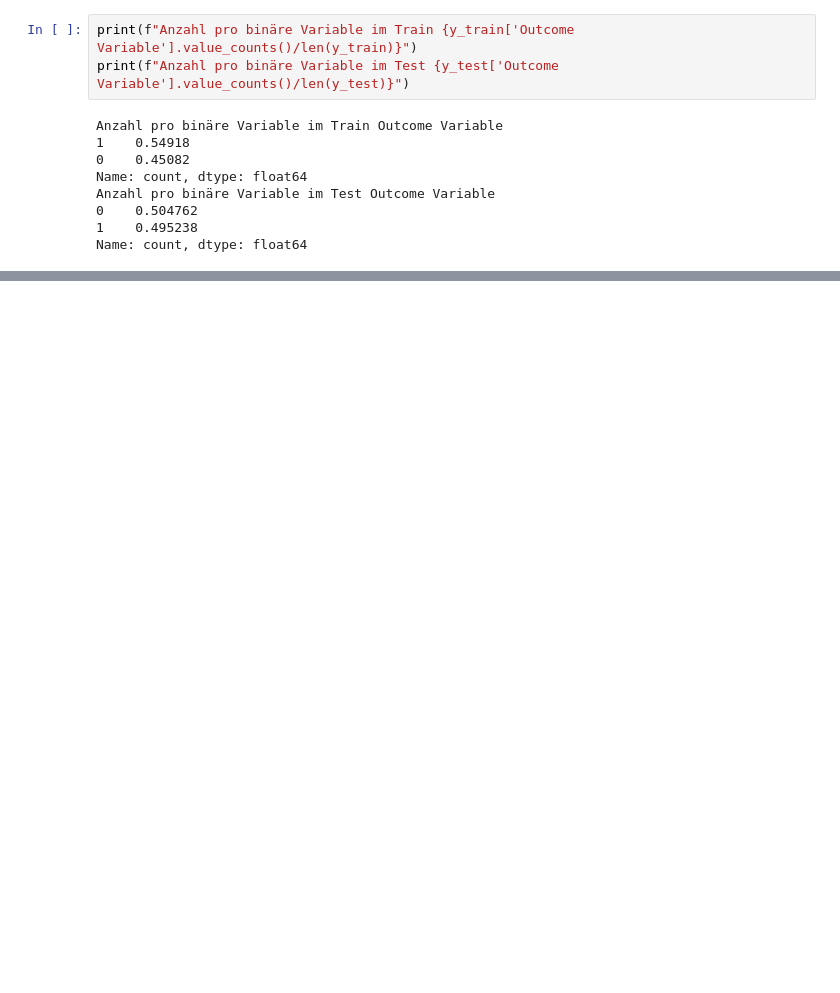
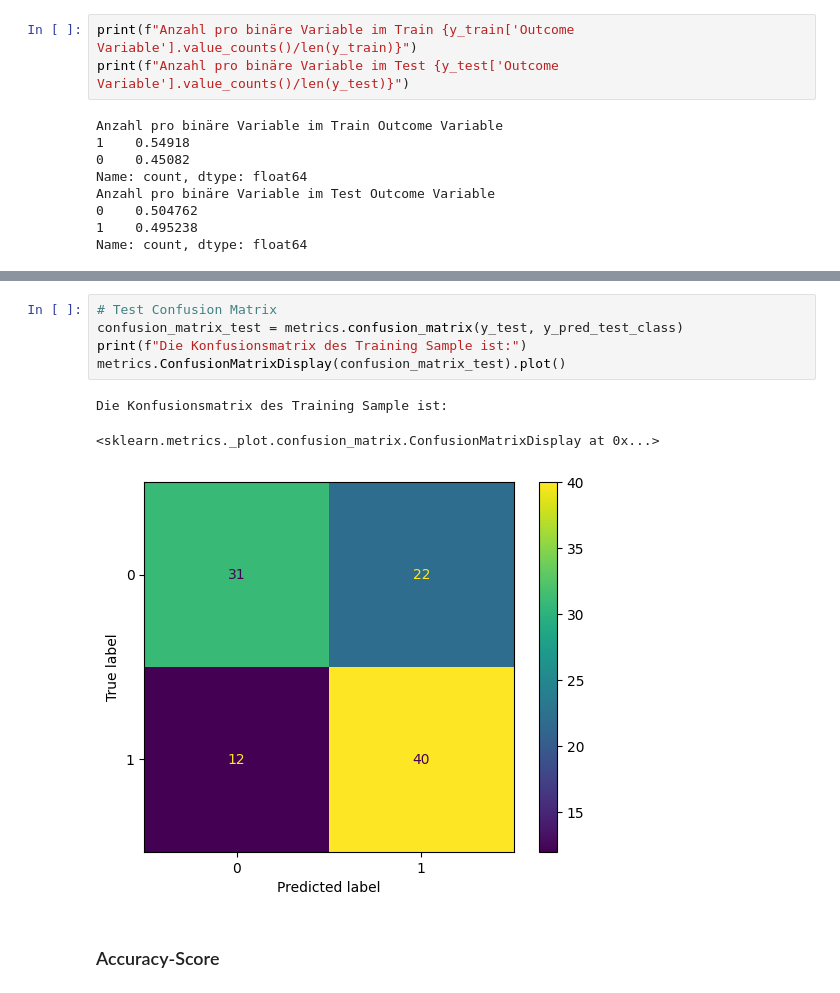
Before and after one commit to marinafrei/dana, a Jupyter notebook: LogistischeRegression.ipynb, the cells around one changed output, grey strips where cells are left out. Cells and saved outputs as stored; diff of their text form; blank space fills up the shorter version.

```diff
--- a/LogistischeRegression.ipynb
+++ b/LogistischeRegression.ipynb
@@ -65,0 +131,11 @@ Name: count, dtype: float64
+# %%
+# Test Confusion Matrix
+confusion_matrix_test = metrics.confusion_matrix(y_test, y_pred_test_class)
+print(f"Die Konfusionsmatrix des Training Sample ist:")
+metrics.ConfusionMatrixDisplay(confusion_matrix_test).plot()
+# %% [output]
+Die Konfusionsmatrix des Training Sample ist:
+<sklearn.metrics._plot.confusion_matrix.ConfusionMatrixDisplay at 0x...>
+[figure, added]
+# %% [markdown]
+### Accuracy-Score
```
Also changed, not shown: parts of 16 cells of this notebook, 1 other file.
